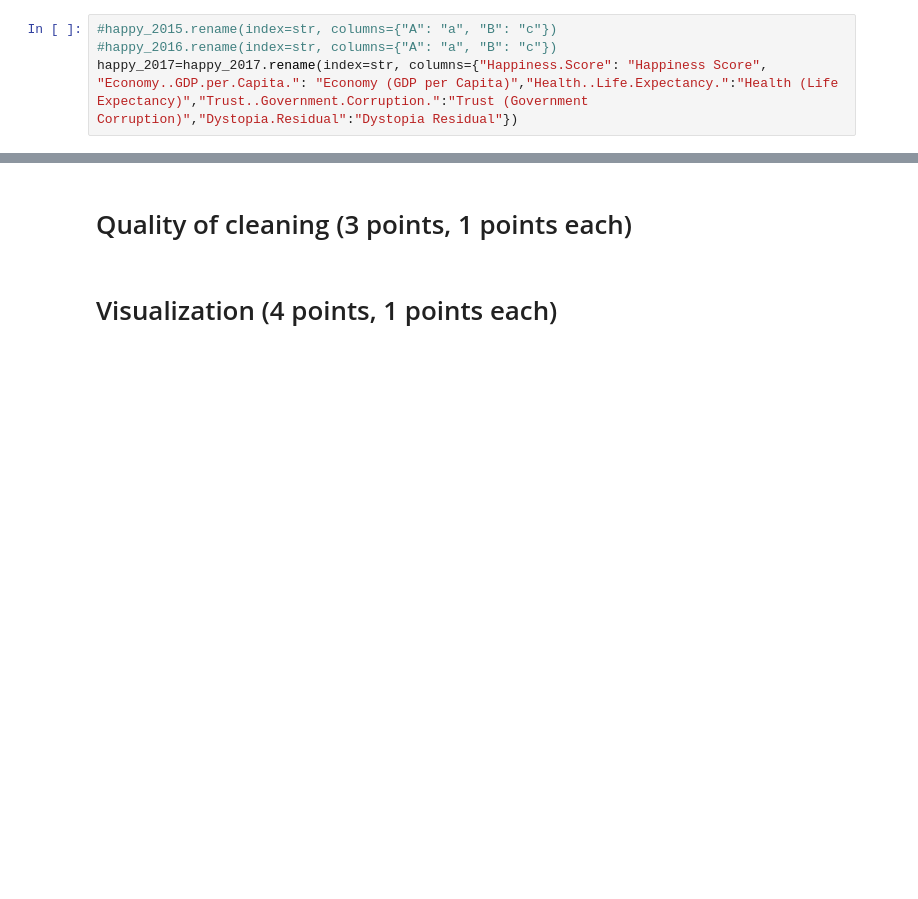
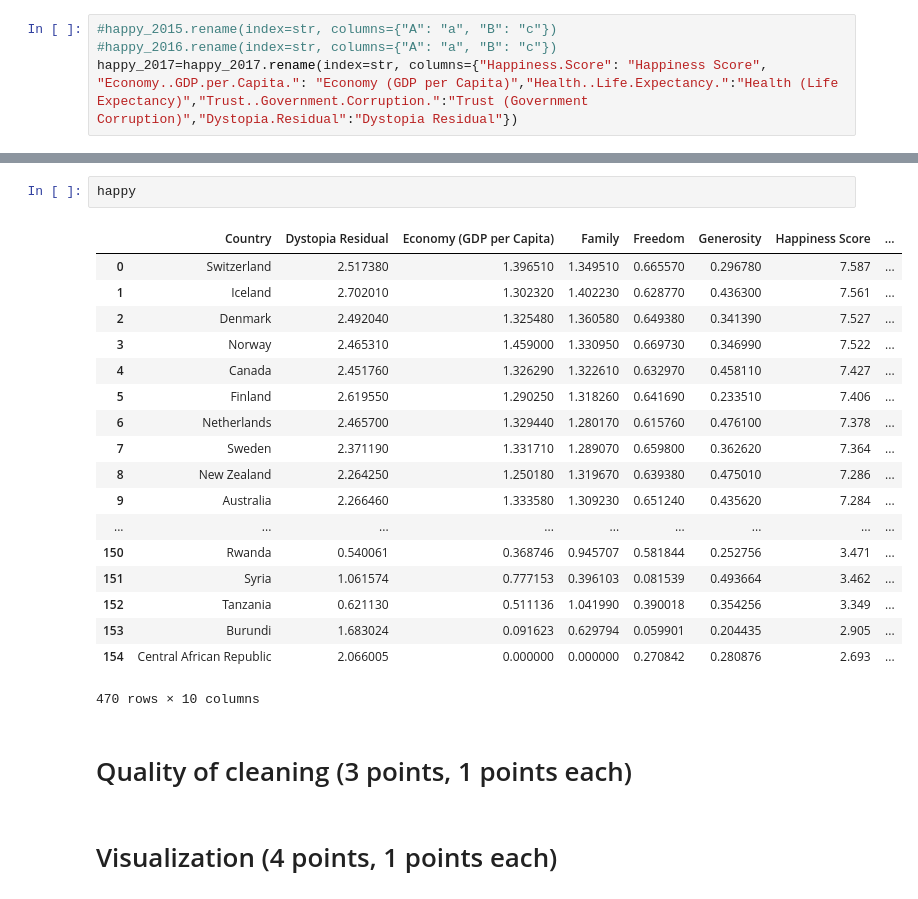
Before and after one commit to wqx13579/Happiness, a Jupyter notebook: Happiness Analysis.ipynb, the cells around one changed output, grey strips where cells are left out. Cells and saved outputs as stored; diff of their text form; blank space fills up the shorter version.

```diff
--- a/Happiness Analysis.ipynb
+++ b/Happiness Analysis.ipynb
@@ -72,3 +72,24 @@ happy.shape
+# %%
+happy
+# %% [output]
+|  | Country | Dystopia Residual | Economy (GDP per Capita) | Family | Freedom | Generosity | Happiness Score | ... |
+| 0 | Switzerland | 2.517380 | 1.396510 | 1.349510 | 0.665570 | 0.296780 | 7.587 | ... |
+| 1 | Iceland | 2.702010 | 1.302320 | 1.402230 | 0.628770 | 0.436300 | 7.561 | ... |
+| 2 | Denmark | 2.492040 | 1.325480 | 1.360580 | 0.649380 | 0.341390 | 7.527 | ... |
+| 3 | Norway | 2.465310 | 1.459000 | 1.330950 | 0.669730 | 0.346990 | 7.522 | ... |
+| 4 | Canada | 2.451760 | 1.326290 | 1.322610 | 0.632970 | 0.458110 | 7.427 | ... |
+| 5 | Finland | 2.619550 | 1.290250 | 1.318260 | 0.641690 | 0.233510 | 7.406 | ... |
+| 6 | Netherlands | 2.465700 | 1.329440 | 1.280170 | 0.615760 | 0.476100 | 7.378 | ... |
+| 7 | Sweden | 2.371190 | 1.331710 | 1.289070 | 0.659800 | 0.362620 | 7.364 | ... |
+| 8 | New Zealand | 2.264250 | 1.250180 | 1.319670 | 0.639380 | 0.475010 | 7.286 | ... |
+| 9 | Australia | 2.266460 | 1.333580 | 1.309230 | 0.651240 | 0.435620 | 7.284 | ... |
+| ... | ... | ... | ... | ... | ... | ... | ... | ... |
+| 150 | Rwanda | 0.540061 | 0.368746 | 0.945707 | 0.581844 | 0.252756 | 3.471 | ... |
+| 151 | Syria | 1.061574 | 0.777153 | 0.396103 | 0.081539 | 0.493664 | 3.462 | ... |
+| 152 | Tanzania | 0.621130 | 0.511136 | 1.041990 | 0.390018 | 0.354256 | 3.349 | ... |
+| 153 | Burundi | 1.683024 | 0.091623 | 0.629794 | 0.059901 | 0.204435 | 2.905 | ... |
+| 154 | Central African Republic | 2.066005 | 0.000000 | 0.000000 | 0.270842 | 0.280876 | 2.693 | ... |
+470 rows × 10 columns
 # %% [markdown]
 # Quality of cleaning (3 points, 1 points each)
 # %% [markdown]
```
Also changed, not shown: parts of 6 cells of this notebook.
